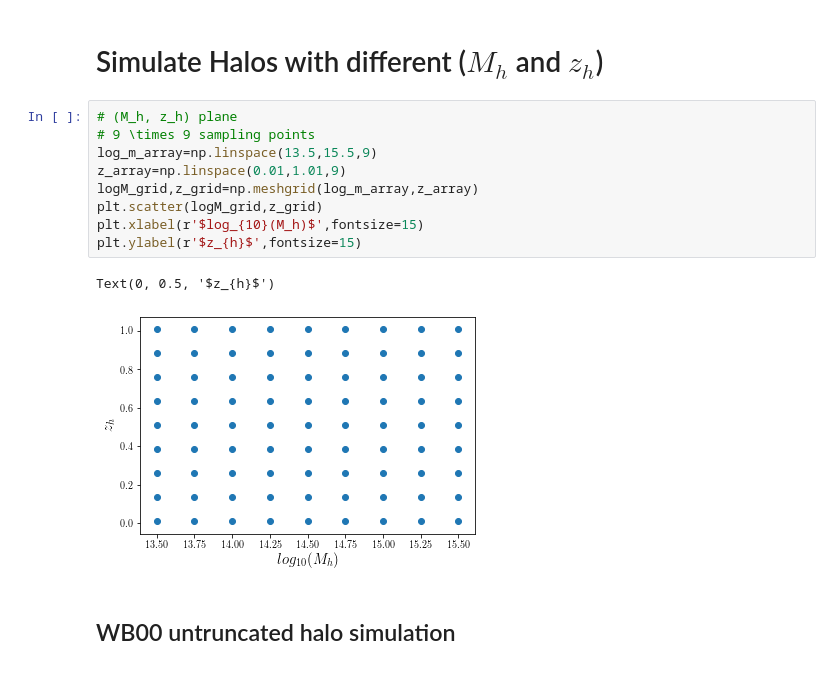
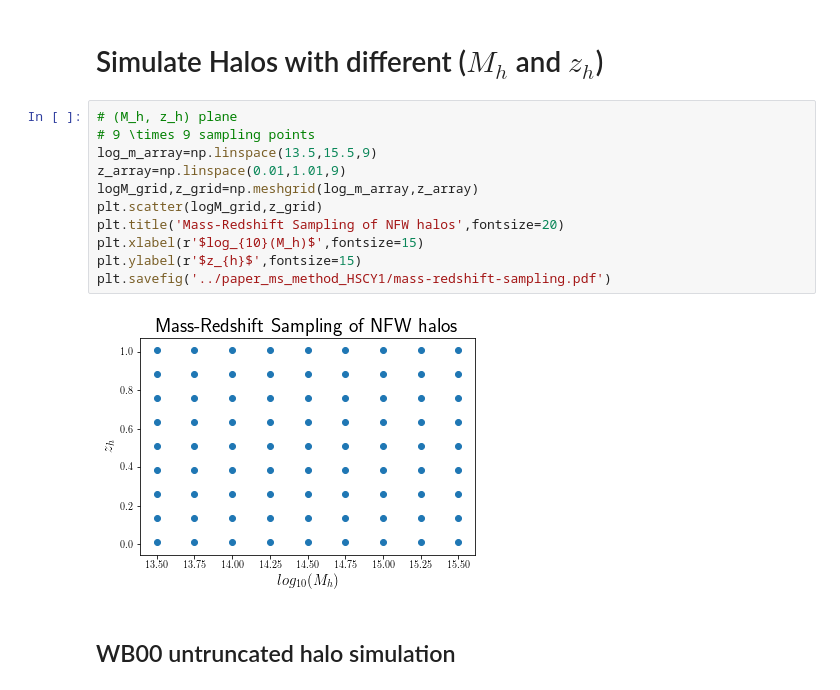
Before and after one commit to mr-superonion/splinv, a Jupyter notebook: notebook/sim-stamp-HSClike.ipynb, the cells around one changed output. Drawn from its saved outputs; the diff is of its cells as text.

Commit message:
add figures to discribe the simulations

```diff
--- a/notebook/sim-stamp-HSClike.ipynb
+++ b/notebook/sim-stamp-HSClike.ipynb
@@ -281,15 +282,16 @@ plt.xlim(-0.01,2.3)
 # %%
 # (M_h, z_h) plane
 # 9 \times 9 sampling points
 log_m_array=np.linspace(13.5,15.5,9)
 z_array=np.linspace(0.01,1.01,9)
 logM_grid,z_grid=np.meshgrid(log_m_array,z_array)
 plt.scatter(logM_grid,z_grid)
+plt.title('Mass-Redshift Sampling of NFW halos',fontsize=20)
 plt.xlabel(r'$log_{10}(M_h)$',fontsize=15)
 plt.ylabel(r'$z_{h}$',fontsize=15)
+plt.savefig('../paper_ms_method_HSCY1/mass-redshift-sampling.pdf')
 # %% [output]
-Text(0, 0.5, '$z_{h}$')
-[figure, old version]
+[figure, new version]
 # %% [markdown]
 ## WB00 untruncated halo simulation
 # %%
```
Also changed, not shown: parts of 1 cell of this notebook, 2 other files.
